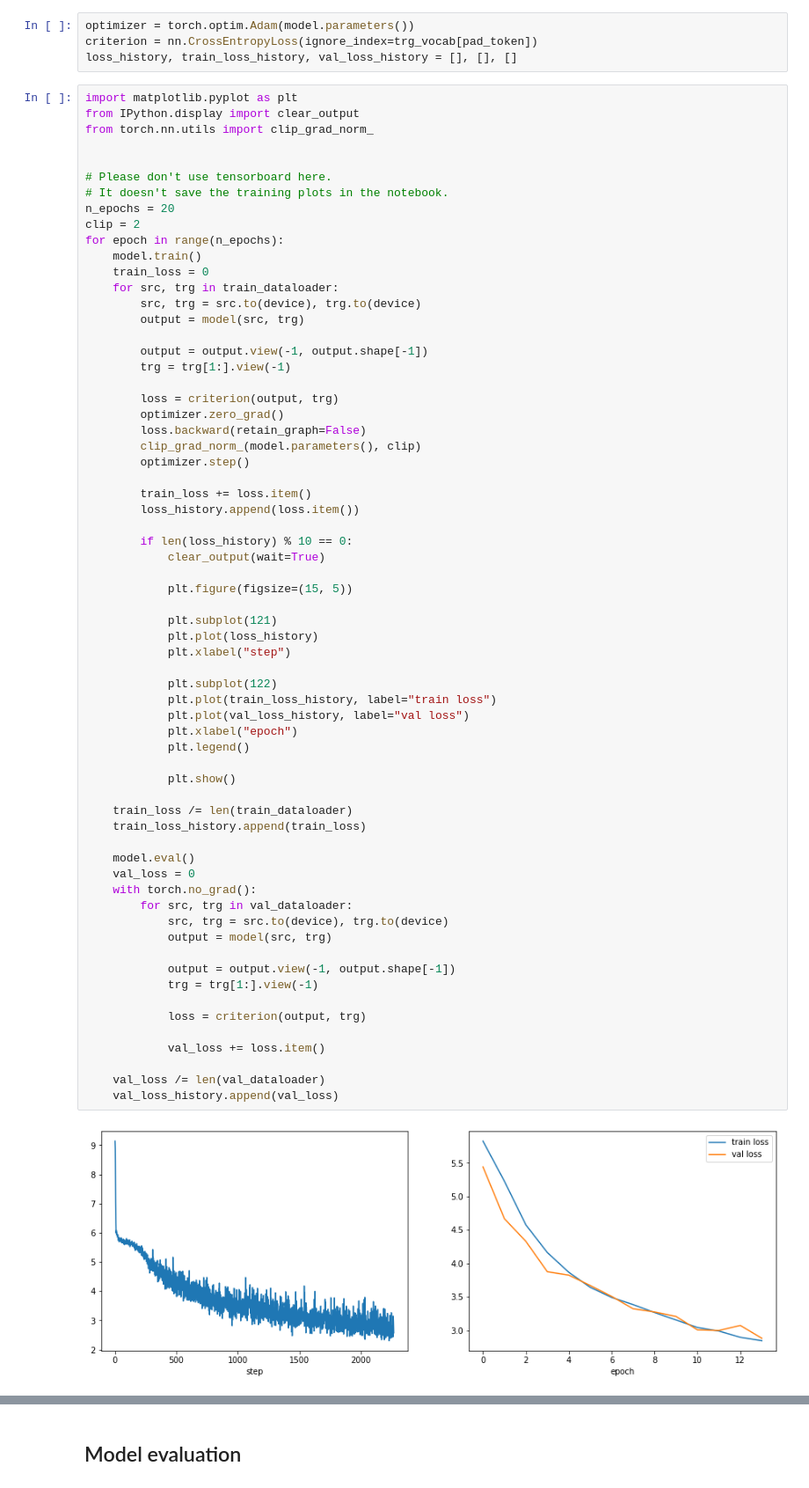
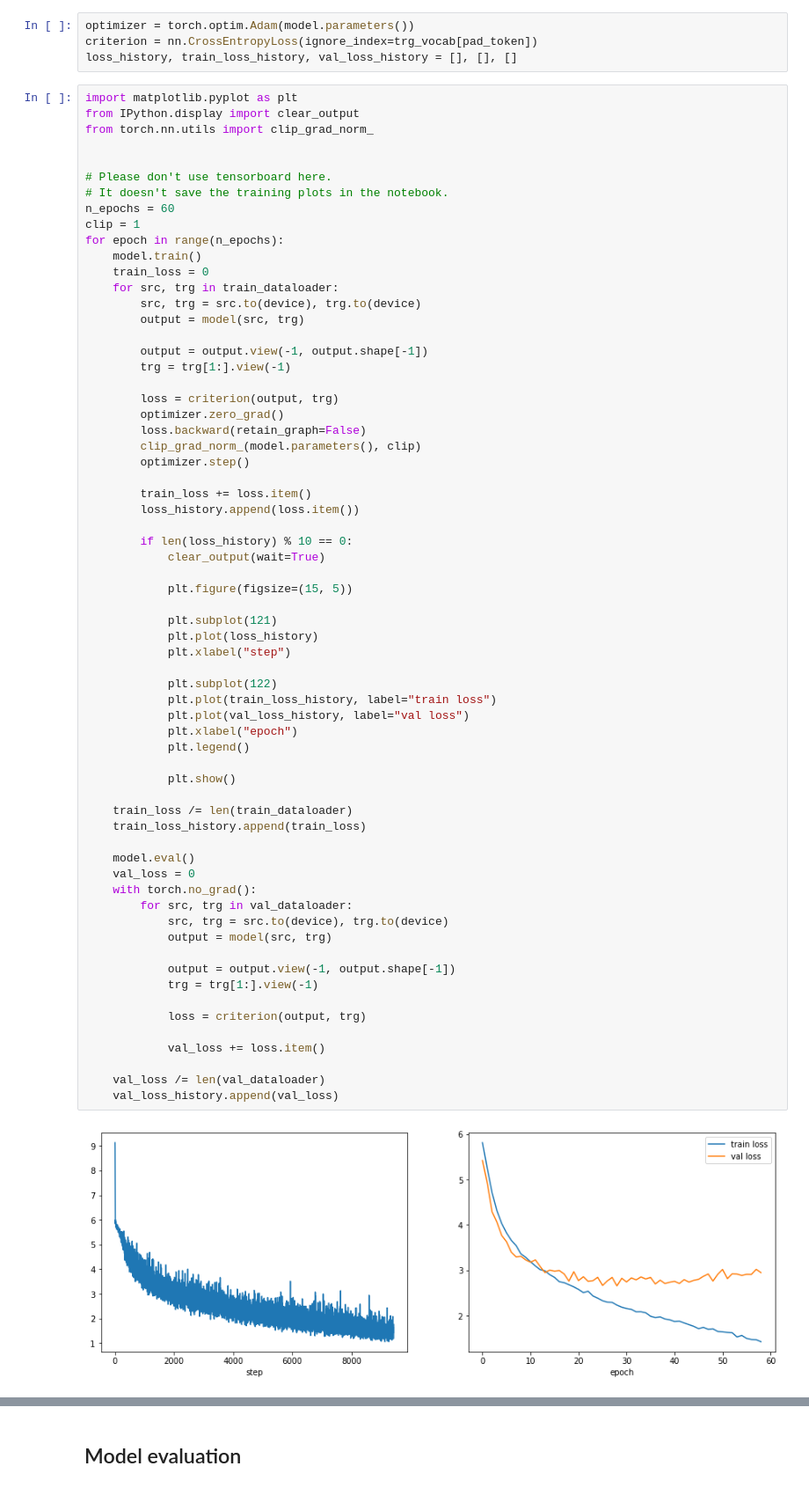
Before and after one commit to girafe-ai/ml-course, a Jupyter notebook: homeworks_advanced/Lab1_NLP/Lab1_NLP_part2_NMT.ipynb, the cells around one changed output, grey strips where cells are left out. Shown at 88% size. Saved outputs shown, nothing was run; the diff lists cells and outputs as text.

```diff
--- a/homeworks_advanced/Lab1_NLP/Lab1_NLP_part2_NMT.ipynb
+++ b/homeworks_advanced/Lab1_NLP/Lab1_NLP_part2_NMT.ipynb
@@ -263,8 +272,8 @@ from torch.nn.utils import clip_grad_norm_
 
 # Please don't use tensorboard here.
 # It doesn't save the training plots in the notebook.
-n_epochs = 20
-clip = 2
+n_epochs = 60
+clip = 1
 for epoch in range(n_epochs):
     model.train()
     train_loss = 0
@@ -294,31 +303,31 @@ for epoch in range(n_epochs):
             plt.xlabel("step")
 
             plt.subplot(122)
             plt.plot(train_loss_history, label="train loss")
             plt.plot(val_loss_history, label="val loss")
             plt.xlabel("epoch")
             plt.legend()
 
             plt.show()
 
     train_loss /= len(train_dataloader)
     train_loss_history.append(train_loss)
 
     model.eval()
     val_loss = 0
     with torch.no_grad():
         for src, trg in val_dataloader:
             src, trg = src.to(device), trg.to(device)
             output = model(src, trg)
 
             output = output.view(-1, output.shape[-1])
             trg = trg[1:].view(-1)
 
             loss = criterion(output, trg)
 
             val_loss += loss.item()
 
     val_loss /= len(val_dataloader)
     val_loss_history.append(val_loss)
 # %% [output]
-[figure, old version]
+[figure, new version]
```
Also changed, not shown: parts of 5 cells of this notebook.
